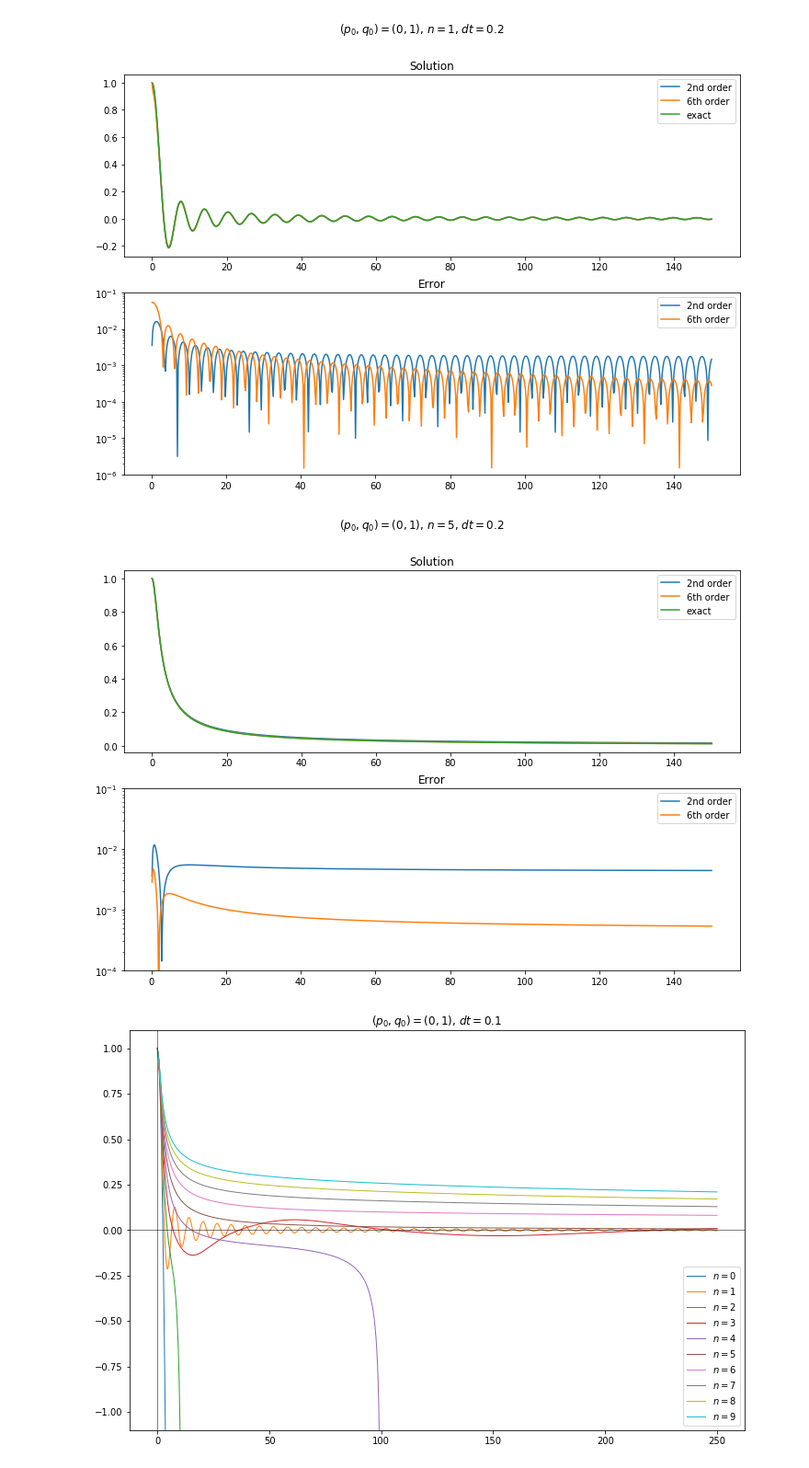
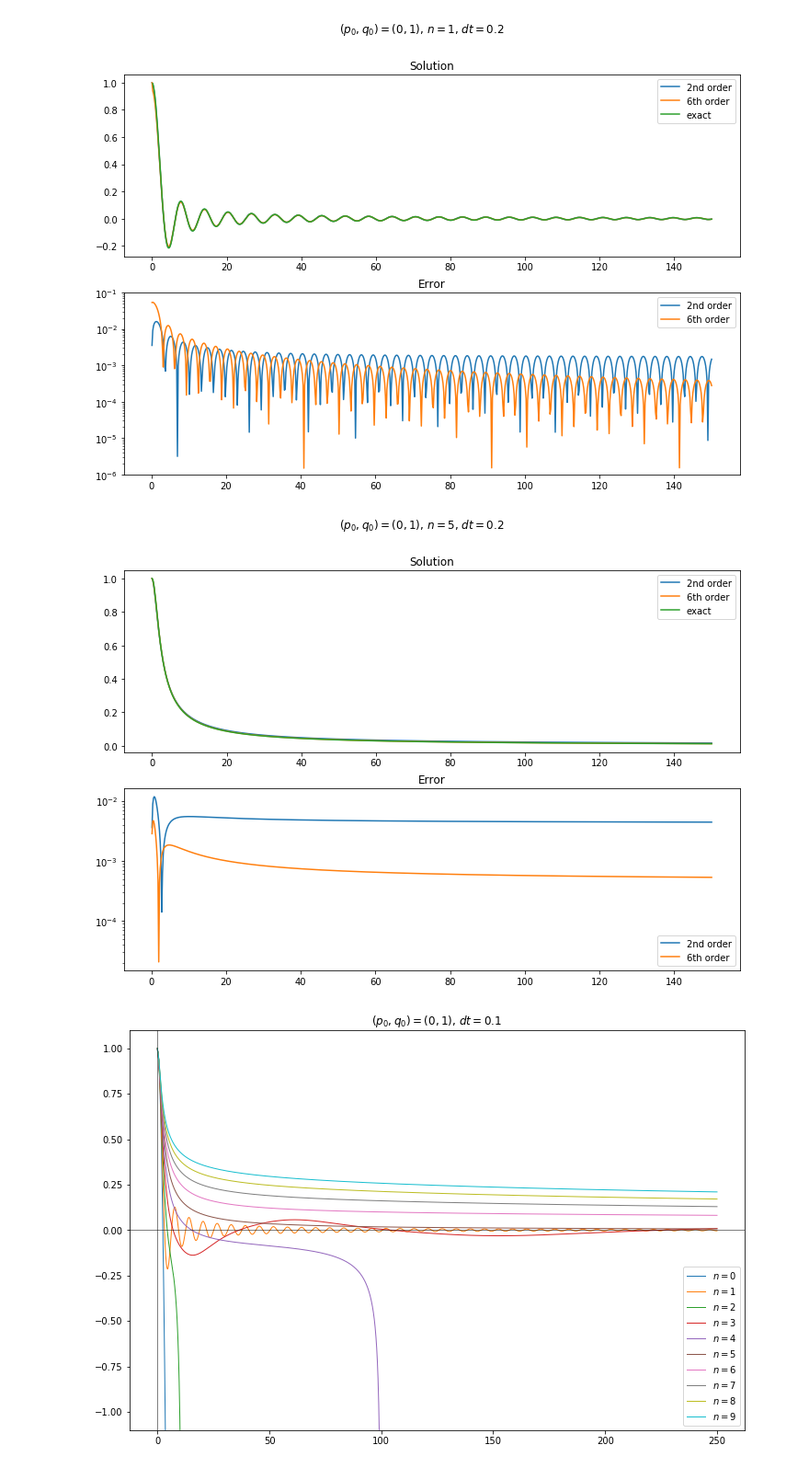
Before and after one commit to mseri/contact-integrators, a Jupyter notebook: The Lane-Emden Model.ipynb, the cells around one changed output. Shown: that part at 92% size. Saved outputs shown, nothing was run; the diff lists cells and outputs as text; code cells hidden in the pictures.

```diff
--- a/The Lane-Emden Model.ipynb
+++ b/The Lane-Emden Model.ipynb
@@ -230,35 +230,35 @@ plt.plot(tspan,
 #              solsc[:,1],
 #              label="V")
 plt.plot(tspan, exact(tspan),
          label="exact")
 plt.legend()
 
 plt.subplot(212)
 plt.title("Error")
 plt.plot(tspan[1:],
          abs(sol[:,1]-exact(tspan))[1:],
          label="2nd order")
 plt.plot(tspan[1:],
          abs(solm[:,1]-exact(tspan))[1:],
          label="6th order")
 # plt.plot(tspan[1:],
 #          abs(sole[:,1]-exact(tspan))[1:],
 #          label="6th order exact")
 # plt.plot(tspan[1:],
 #          abs(solb[:,1]-exact(tspan))[1:],
 #          label="6th order b")
 # plt.plot(tspan[1:],
 #          abs(solc[:,1]-exact(tspan))[1:],
 #          label="6th order c")
 #     plt.plot(tspan,
 #              solsc[:,1]-exact(tspan),
 #              label="V")
 plt.yscale("log")
-plt.ylim(1e-4, 1e-1)
+# plt.ylim(1e-6, 1e-1)
 plt.legend()
 plt.show()
 # %% [output]
-[figure, old version]
+[figure, new version]
 # %%
 p0, q0 = (0,1)
 
```
Also changed, not shown: parts of 2 cells of this notebook, 2 other files.
